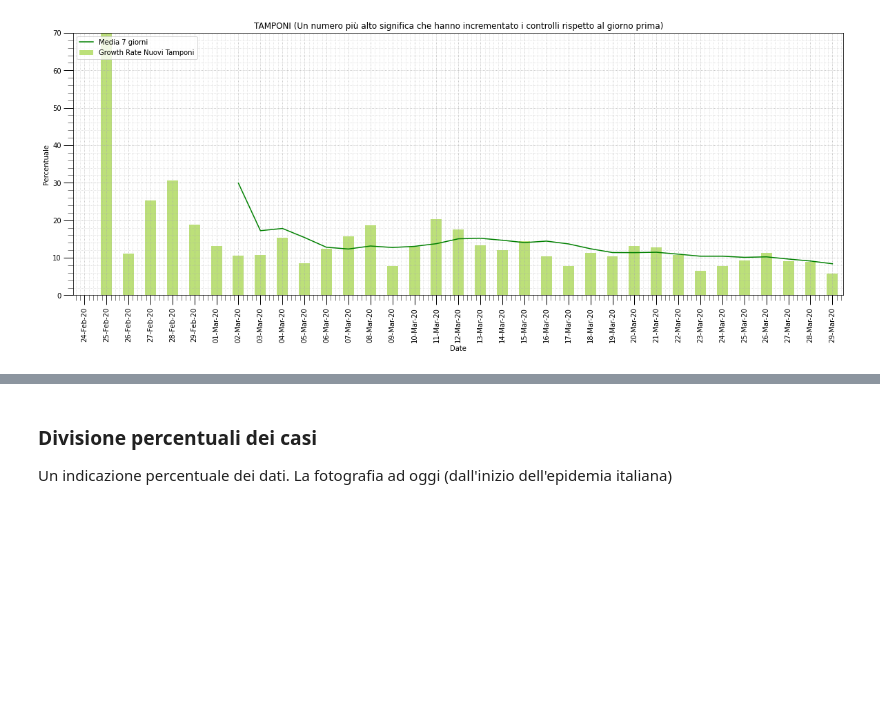
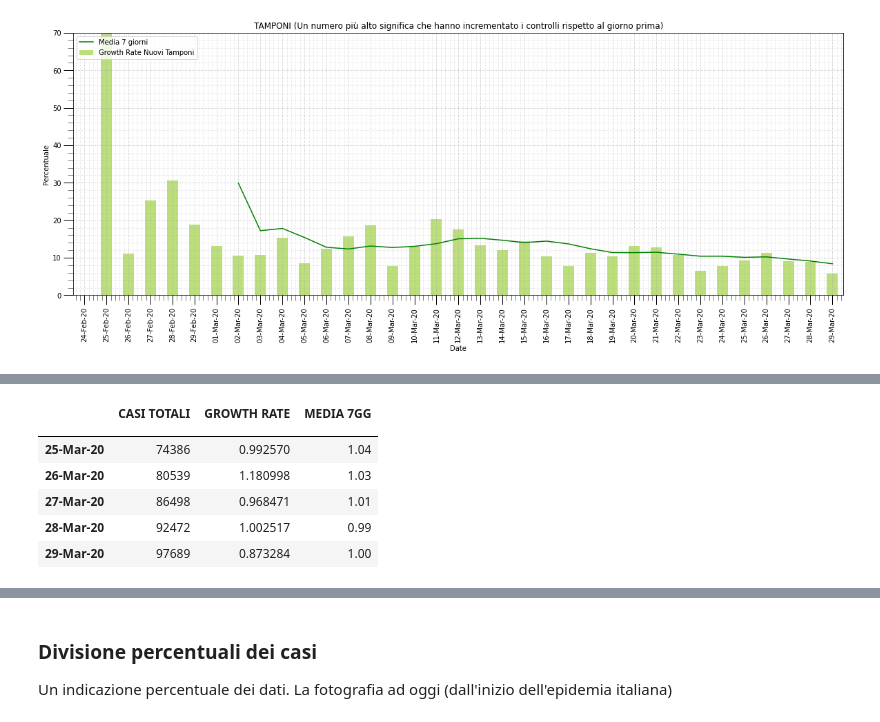
Before and after one commit to pasalino/Covid-19-PyAnalysis, a Jupyter notebook: Covid-19.ipynb, the cells around one changed output, grey strips where cells are left out. Drawn from its saved outputs; the diff is of its cells as text; code cells hidden in the pictures; blank space fills up the shorter version.

```diff
--- a/Covid-19.ipynb
+++ b/Covid-19.ipynb
@@ -531,0 +511,17 @@ beautify_graph(ax)
+# %%
+gf = pd.DataFrame()
+gf['data'] = national_trend['data']
+gf['totale_casi'] = national_trend['totale_casi']
+gf['diff'] = gf['totale_casi'] - gf['totale_casi'].shift(1)
+gf['gr'] = gf['diff'] / gf['diff'].shift(1)
+gf['avg_gf'] = gf['gr'].rolling(7).mean().round(2)
+
+show_table(gf, 5).drop('diff', axis=1).rename(columns={'gr': 'GROWTH RATE', 'avg_gf': 'MEDIA 7GG'})
+# %% [output]
+|  | CASI TOTALI | GROWTH RATE | MEDIA 7GG |
+|  |  |  |  |
+| 25-Mar-20 | 74386 | 0.992570 | 1.04 |
+| 26-Mar-20 | 80539 | 1.180998 | 1.03 |
+| 27-Mar-20 | 86498 | 0.968471 | 1.01 |
+| 28-Mar-20 | 92472 | 1.002517 | 0.99 |
+| 29-Mar-20 | 97689 | 0.873284 | 1.00 |
```
Also changed, not shown: parts of 10 cells of this notebook.
